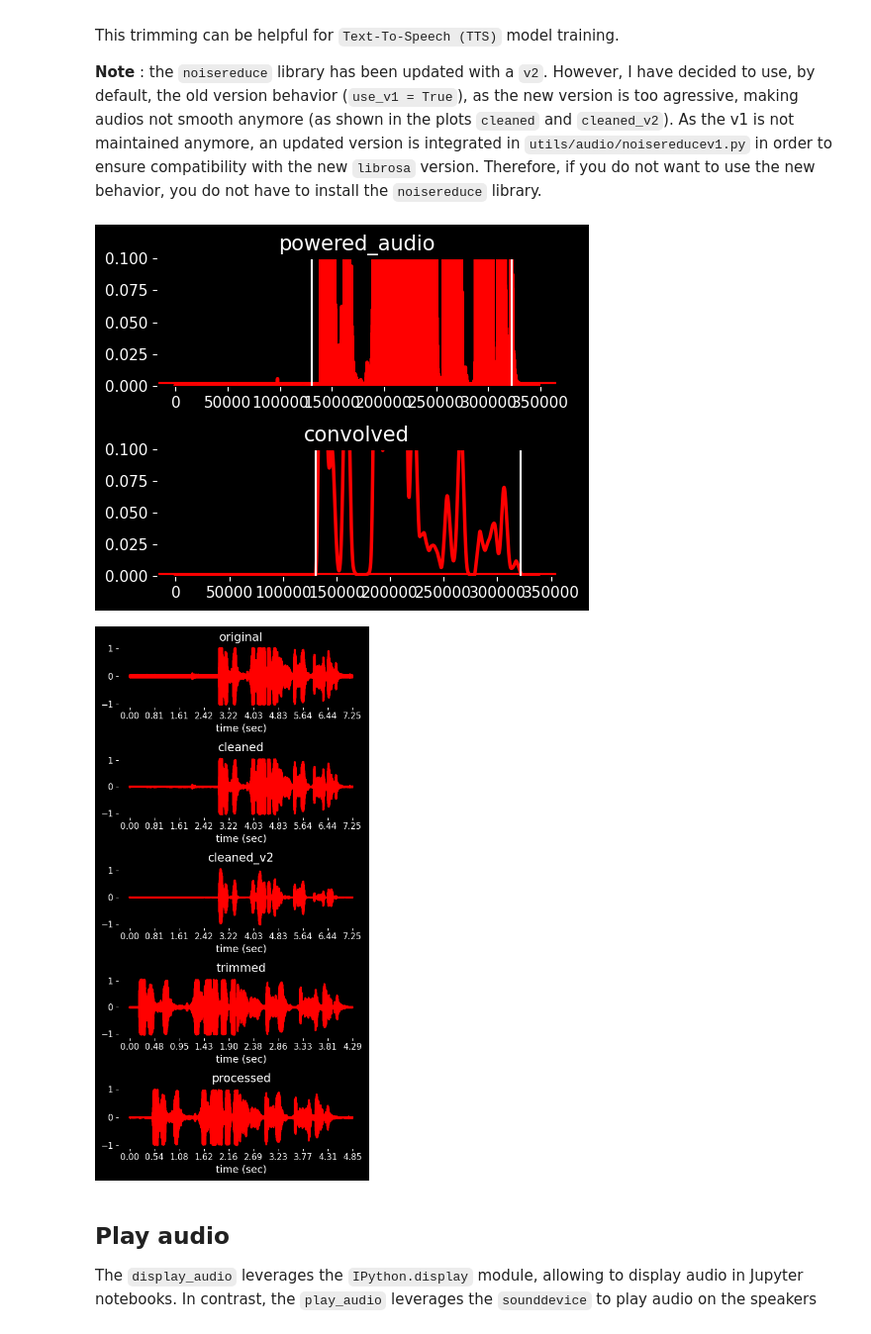
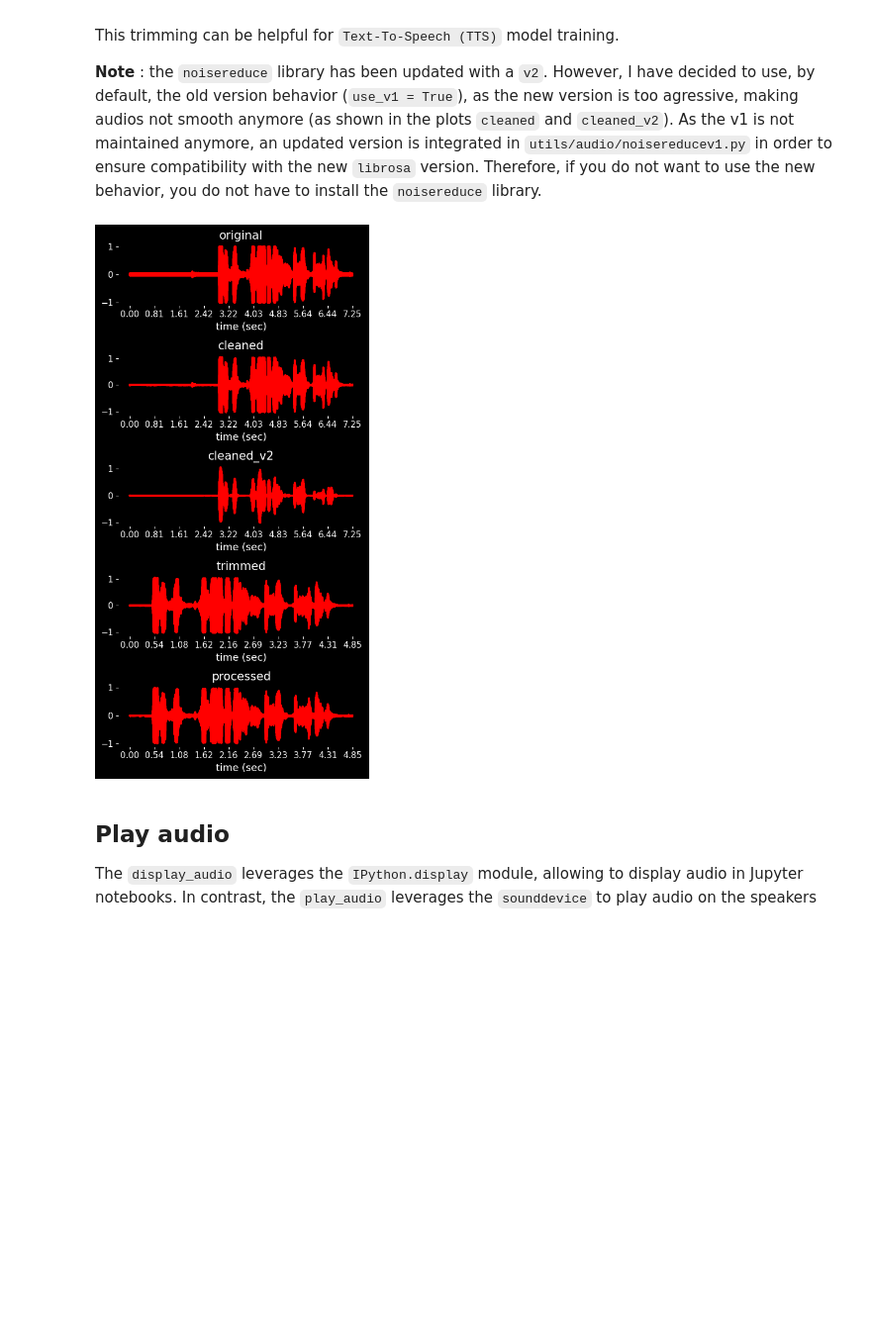
Before and after one commit to yui-mhcp/data_processing, a Jupyter notebook: example_audio.ipynb, the cells around one changed output. Shown at 99% size. Drawn from its saved outputs; the diff is of its cells as text; code cells hidden in the pictures; blank space fills up the shorter version.

```diff
--- a/example_audio.ipynb
+++ b/example_audio.ipynb
@@ -13,29 +13,28 @@ This trimming can be helpful for `Text-To-Speech (TTS)` model training.
 # %%
 from utils import plot_multiple
 from utils.audio import load_audio, read_audio, display_audio, trim_silence, reduce_noise
 
 filename       = 'example_data/audio_test.wav'
 rate, original = read_audio(filename)
 
 noise_reduced    = reduce_noise(original, rate = rate)
 noise_reduced_v2 = reduce_noise(original, rate = rate, use_v1 = False)
 
 trimmed          = trim_silence(
-    noise_reduced, rate = rate, method = 'window', debug = True, plot_kwargs = {'x_size' : 5, 'y_size' : 2, 'ncols' : 1}
+    noise_reduced, rate = rate, method = 'rms', debug = True, plot_kwargs = {'x_size' : 5, 'y_size' : 2, 'ncols' : 1}
 )
 
 processed = load_audio(filename, None, reduce_noise = True, trim_silence = True)
 
 # `plot_type = 'audio'` uses a custom plot function that sets the `xtick_labels` to the audio's time (in sec) instead of raw values
 # This require passing the `rate` positional argument
 # Note that `plot_audio` also accepts multi-channels audios (audio with shapes [n_channels, n_samples])
 plot_multiple(
     original = original, cleaned = noise_reduced, cleaned_v2 = noise_reduced_v2, trimmed = trimmed, processed = processed,
     rate = rate, use_subplots = True, ncols = 1, x_size = 5, y_size = 2, plot_type = 'audio'
 )
 # %% [output]
-[figure, old version]
+[figure, new version]
-[figure, removed]
 # %% [markdown]
 ## Play audio
 
```
Also changed, not shown: 35 other files.
